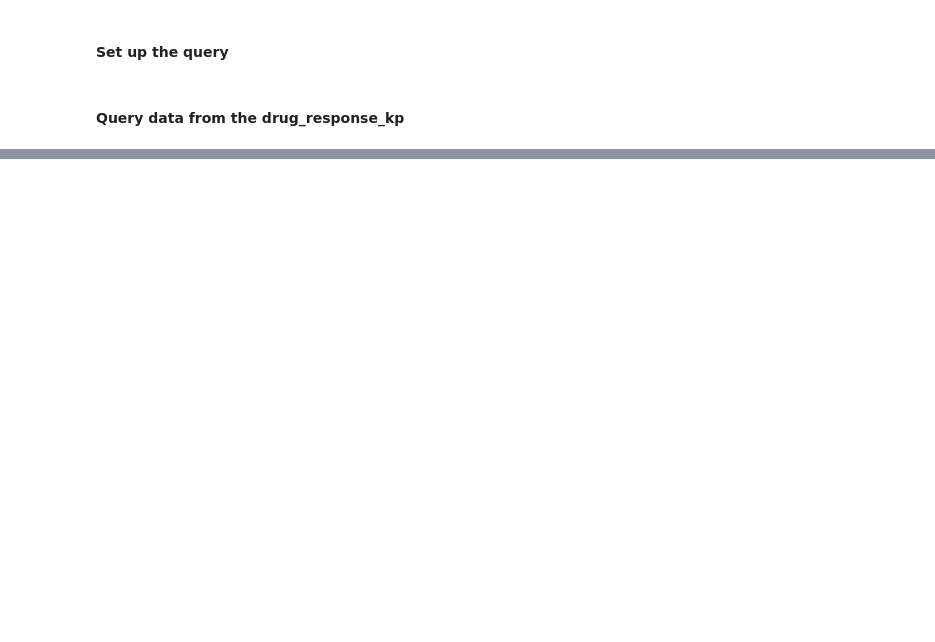
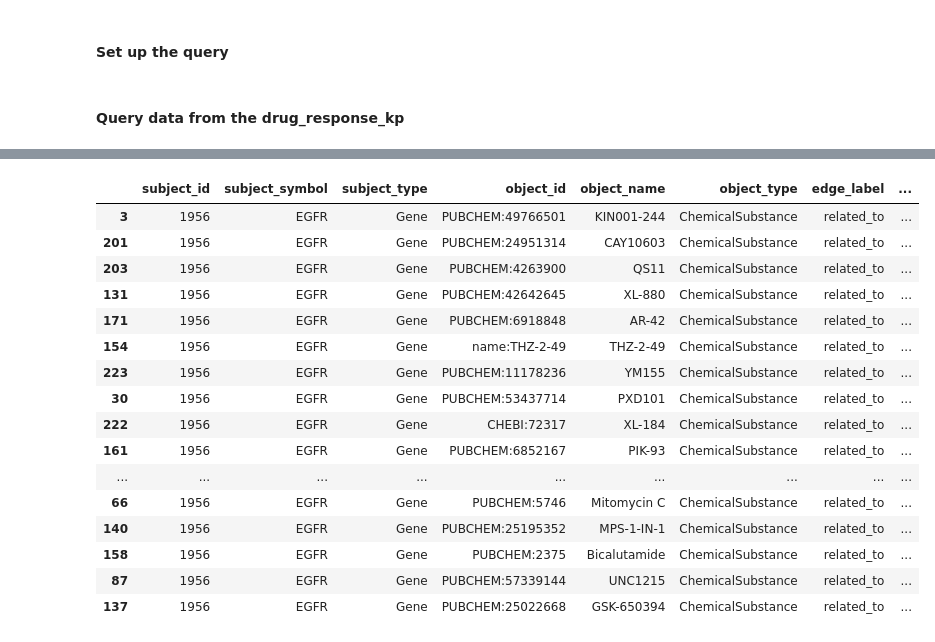
Before and after one commit to gloriachin/BigGIMII_API, a Jupyter notebook: Notebooks/Query_MPKGs_DrugResponse.ipynb, the cells around one changed output, grey strips where cells are left out. Saved outputs shown, nothing was run; the diff lists cells and outputs as text; code cells hidden in the pictures; blank space fills up the shorter version.

```diff
--- a/Notebooks/Query_MPKGs_DrugResponse.ipynb
+++ b/Notebooks/Query_MPKGs_DrugResponse.ipynb
@@ -157,0 +210,20 @@ result_df.sort_values(by = ['edge_confidence_p']) #View the results
+# %%
+result_sig_resistance.sort_values(by = ['edge_confidence_p'])
+# %% [output]
+|  | subject_id | subject_symbol | subject_type | object_id | object_name | object_type | edge_label | ... |
+| 3 | 1956 | EGFR | Gene | PUBCHEM:49766501 | KIN001-244 | ChemicalSubstance | related_to | ... |
+| 201 | 1956 | EGFR | Gene | PUBCHEM:24951314 | CAY10603 | ChemicalSubstance | related_to | ... |
+| 203 | 1956 | EGFR | Gene | PUBCHEM:4263900 | QS11 | ChemicalSubstance | related_to | ... |
+| 131 | 1956 | EGFR | Gene | PUBCHEM:42642645 | XL-880 | ChemicalSubstance | related_to | ... |
+| 171 | 1956 | EGFR | Gene | PUBCHEM:6918848 | AR-42 | ChemicalSubstance | related_to | ... |
+| 154 | 1956 | EGFR | Gene | name:THZ-2-49 | THZ-2-49 | ChemicalSubstance | related_to | ... |
+| 223 | 1956 | EGFR | Gene | PUBCHEM:11178236 | YM155 | ChemicalSubstance | related_to | ... |
+| 30 | 1956 | EGFR | Gene | PUBCHEM:53437714 | PXD101 | ChemicalSubstance | related_to | ... |
+| 222 | 1956 | EGFR | Gene | CHEBI:72317 | XL-184 | ChemicalSubstance | related_to | ... |
+| 161 | 1956 | EGFR | Gene | PUBCHEM:6852167 | PIK-93 | ChemicalSubstance | related_to | ... |
+| ... | ... | ... | ... | ... | ... | ... | ... | ... |
+| 66 | 1956 | EGFR | Gene | PUBCHEM:5746 | Mitomycin C | ChemicalSubstance | related_to | ... |
+| 140 | 1956 | EGFR | Gene | PUBCHEM:25195352 | MPS-1-IN-1 | ChemicalSubstance | related_to | ... |
+| 158 | 1956 | EGFR | Gene | PUBCHEM:2375 | Bicalutamide | ChemicalSubstance | related_to | ... |
+| 87 | 1956 | EGFR | Gene | PUBCHEM:57339144 | UNC1215 | ChemicalSubstance | related_to | ... |
+| 137 | 1956 | EGFR | Gene | PUBCHEM:25022668 | GSK-650394 | ChemicalSubstance | related_to | ... |
```
Also changed, not shown: parts of 16 cells of this notebook, 1 other file.
